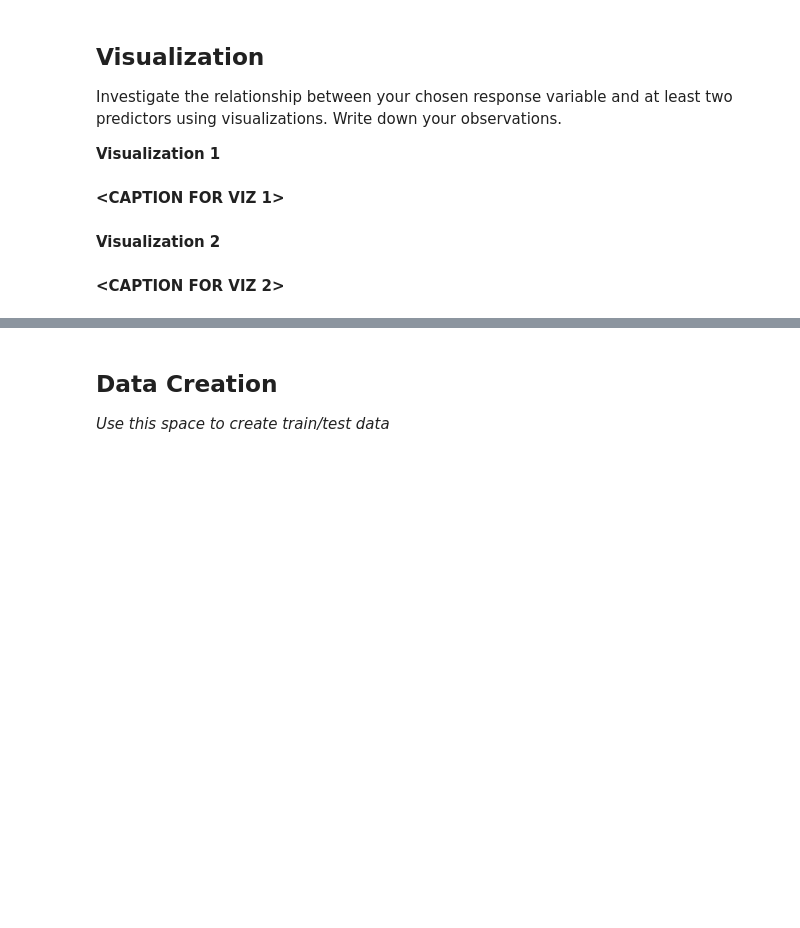
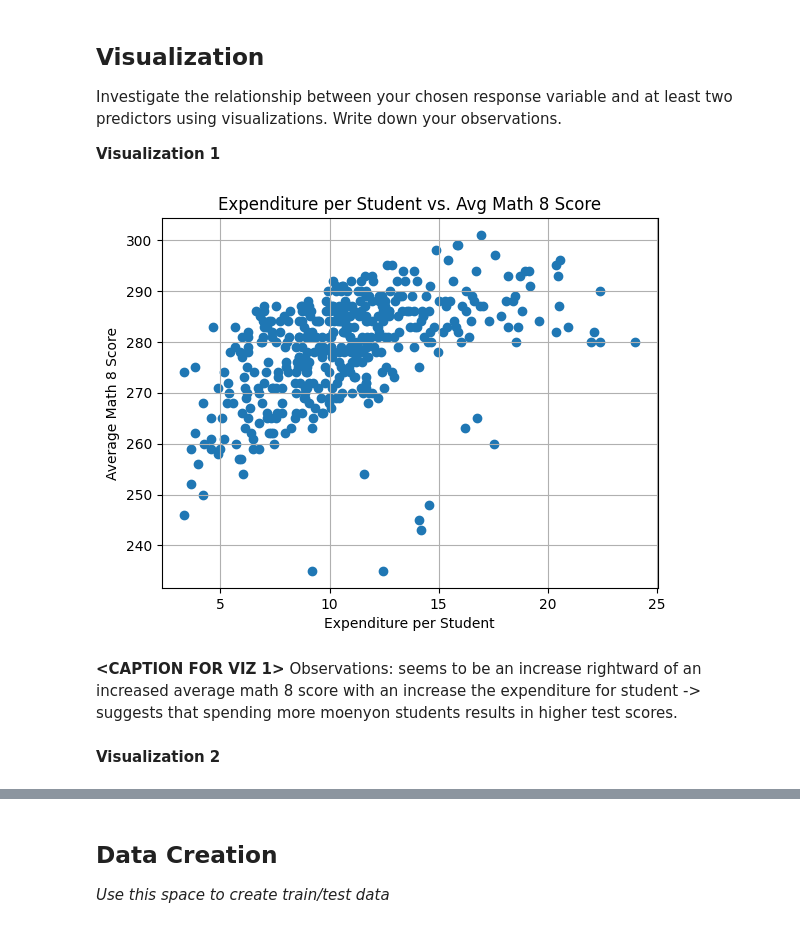
Before and after one commit to nickjohnsondls/MDST_Tutorials, a Jupyter notebook: tutorial1/checkpoint1.ipynb, the cells around one changed output, grey strips where cells are left out. Drawn from its saved outputs; the diff is of its cells as text; code cells hidden in the pictures; blank space fills up the shorter version.

```diff
--- a/tutorial1/checkpoint1.ipynb
+++ b/tutorial1/checkpoint1.ipynb
@@ -47,3 +55,19 @@ df.shape
 You should always familiarize yourself with what each column in the dataframe represents. Read about the states_edu dataset here: https://www.kaggle.com/noriuk/us-education-datasets-unification-project
 # %% [markdown]
 Use this space to rename columns, deal with missing data, etc. _(optional)_
+# %%
+df.rename({
+    'GRADES_PK_G':'ENROLL_PREK',
+    'GRADES_KG_G':'ENROLL_KINDER',
+    'GRADES_4_G':'ENROLL_4',
+    'GRADES_8_G':'ENROLL_8',
+    'GRADES_12_G':'ENROLL_12',
+    'GRADES_1_8_G':'ENROLL_PRIMARY',
+    'GRADES_9_12_G':'ENROLL_HS',
+    'GRADES_ALL_G':'ENROLL_ALL',
+    'ENROLL':'ENROLL_ALL_EST'
+    },
+    axis=1,inplace=True)
+
+df.dropna()
+df
@@ -73,0 +157,6 @@ Feature engineering justification: **<BRIEFLY DESCRIBE WHY YOU MADE THE CHANGES
+# %%
+df['TOTAL_ENROLLMENT'] = df['ENROLL_ALL'].fillna(df['ENROLL_ALL_EST'])
+
+df['EXPENDITURE_PER_STUDENT'] = df['TOTAL_EXPENDITURE'] / df['TOTAL_ENROLLMENT']
+
+df.head()
@@ -77,9 +178,21 @@ Feature engineering justification: **<BRIEFLY DESCRIBE WHY YOU MADE THE CHANGES
 Investigate the relationship between your chosen response variable and at least two predictors using visualizations. Write down your observations.
 
 **Visualization 1**
-# %% [markdown]
-**<CAPTION FOR VIZ 1>**
+# %%
+
+# plot for expenditure per student vs. avg math score
+plt.scatter(data=df, x='EXPENDITURE_PER_STUDENT', y='AVG_MATH_8_SCORE')
+plt.title('Expenditure per Student vs. Avg Math 8 Score')
+plt.xlabel('Expenditure per Student')
+plt.ylabel('Average Math 8 Score')
+plt.grid(True)
+plt.show()
+# %% [output]
+[figure, added]
+# %% [markdown]
+**<CAPTION FOR VIZ 1>**
+Observations: seems to be an increase rightward of an increased average math 8 score with
+an increase the expenditure for student -> suggests that spending more moenyon students results
+in higher test scores.
 # %% [markdown]
 **Visualization 2**
-# %% [markdown]
-**<CAPTION FOR VIZ 2>**
```
Also changed, not shown: parts of 16 cells of this notebook, 1 other file.
